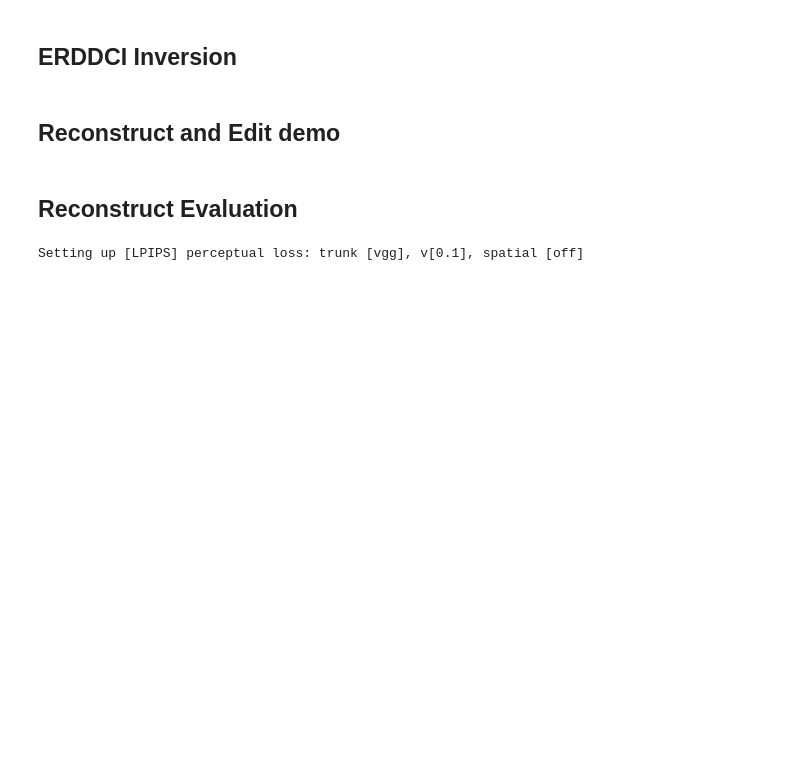
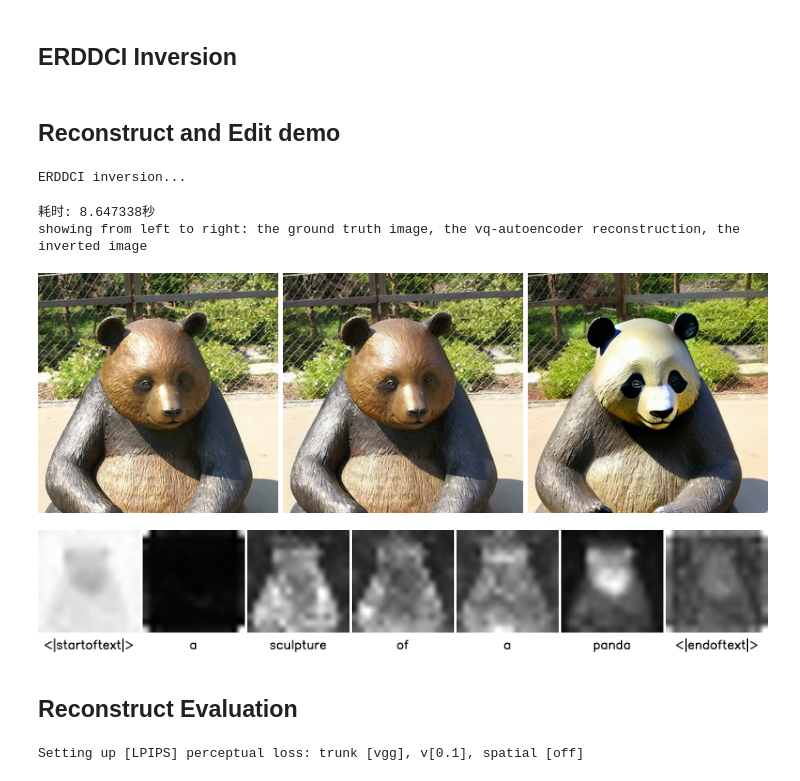
Before and after one commit to ZephyrZhang3/ERDDCI, a Jupyter notebook: erddci_w_ptp.ipynb, the cells around one changed output. Cells and saved outputs as stored; diff of their text form; code cells hidden in the pictures; blank space fills up the shorter version.

```diff
--- a/erddci_w_ptp.ipynb
+++ b/erddci_w_ptp.ipynb
@@ -39,9 +39,9 @@
 # MY_TOKEN = ''
 LOW_RESOURCE = False
 NUM_DIFFUSION_STEPS = 50
-GUIDANCE_SCALE = 2.0
+GUIDANCE_SCALE = 3.0
 MAX_NUM_WORDS = 77 * 4
-device = torch.device('cuda:0') if torch.cuda.is_available() else torch.device('cpu')
+device = torch.device('cuda:1') if torch.cuda.is_available() else torch.device('cpu')
 # %%
 gc.collect()
 torch.cuda.empty_cache()
@@ -943,3 +939,28 @@ prompt = "A sculpture of a panda"
+# %%
+import time
+image_path = "./example_images/sculpture_29.jpg"
+prompt = "A sculpture of a panda"
+start = time.perf_counter()
+(image_gt, image_enc), ori_latent_list, aux_latent_list = erddci_inversion.invert(image_path, prompt, verbose=True)
+prompts = [prompt]
+controller = AttentionStore()
+image_inv, x_t = run_and_display(prompts,
+                                 controller,
+                                 ori_latent_list=ori_latent_list,
+                                 aux_latent=aux_latent_list[-1],
+                                 run_baseline=False,
+                                 verbose=False)
+end = time.perf_counter()
+print(f"耗时: {end - start:.6f}秒")
+print("showing from left to right: the ground truth image, the vq-autoencoder reconstruction, the inverted image")
+ptp_utils.view_images([image_gt, image_enc, image_inv[0]])
+show_cross_attention(controller, 16, ["up", "down"])
+# %% [output]
+ERDDCI inversion...
+耗时: 8.647338秒
+showing from left to right: the ground truth image, the vq-autoencoder reconstruction, the inverted image
+[figure, added]
+[figure, added]
 # %%
 prompts = [prompt]
 controller = AttentionStore()
```
Also changed, not shown: parts of 3 cells of this notebook, 4 other files.
